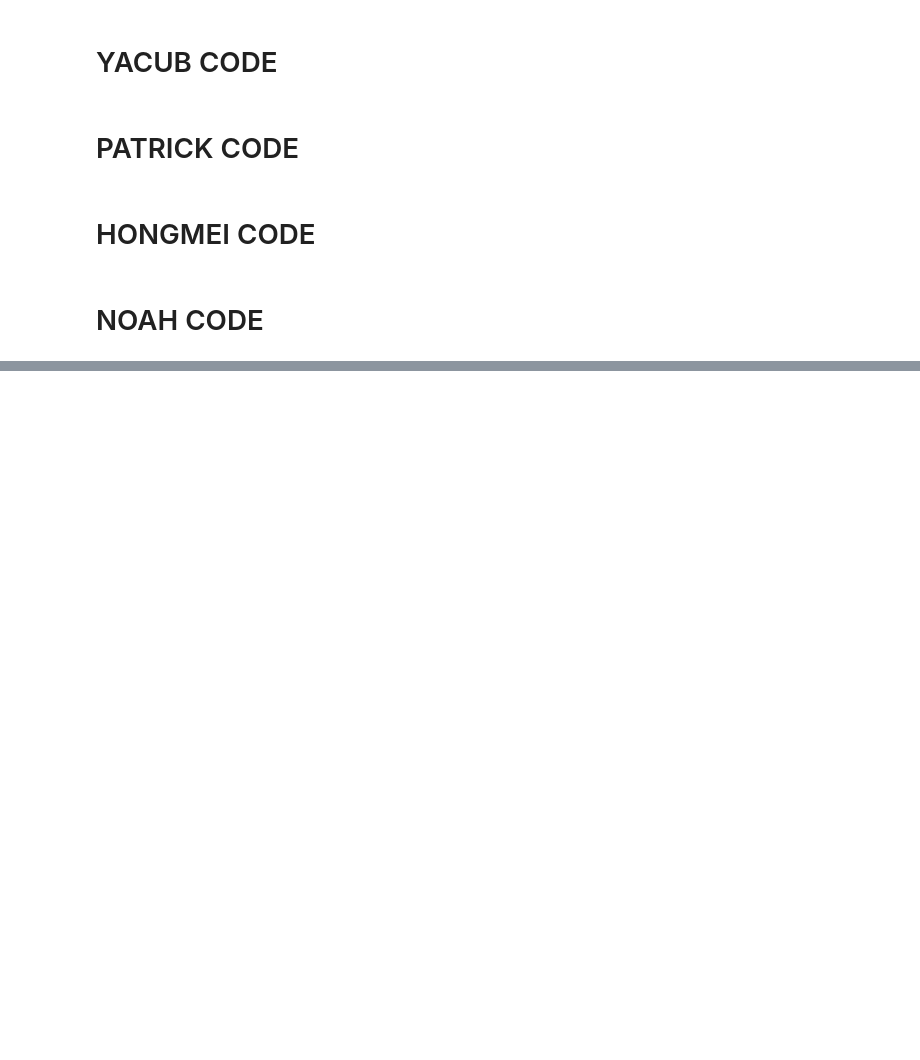
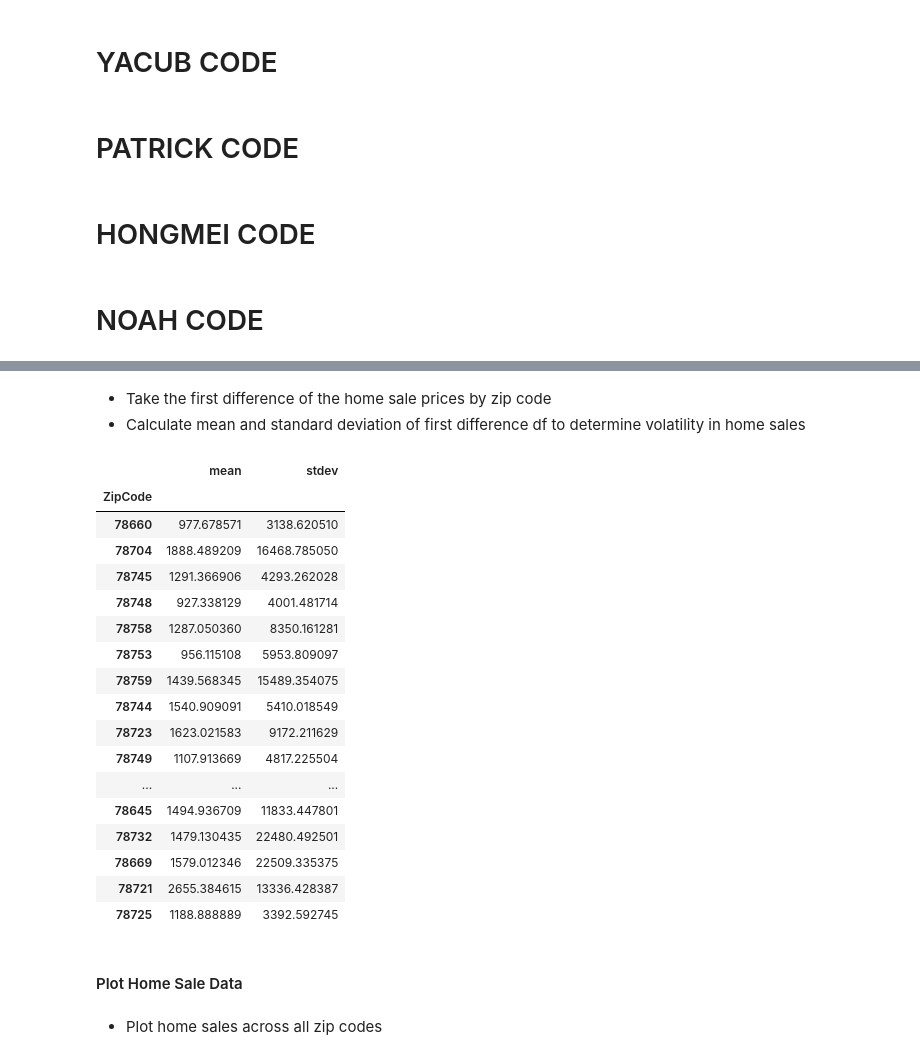
Before and after one commit to ybacoder/project-1, a Jupyter notebook: project_1.ipynb, the cells around one changed output, grey strips where cells are left out. Drawn from its saved outputs; the diff is of its cells as text; code cells hidden in the pictures; blank space fills up the shorter version.

```diff
--- a/project_1.ipynb
+++ b/project_1.ipynb
@@ -160,0 +162,34 @@ plt.show()
+# %% [markdown]
+* Take the first difference of the home sale prices by zip code
+* Calculate mean and standard deviation of first difference df to determine volatility in home sales
+# %%
+zillow_df_diff = zillow_df.diff()
+
+zillow_df_diff_statistics = pd.DataFrame({
+    "mean": zillow_df_diff.mean(),
+    "stdev": zillow_df_diff.std()
+})
+zillow_df_diff_statistics
+# %% [output]
+|  | mean | stdev |
+| ZipCode |  |  |
+| 78660 | 977.678571 | 3138.620510 |
+| 78704 | 1888.489209 | 16468.785050 |
+| 78745 | 1291.366906 | 4293.262028 |
+| 78748 | 927.338129 | 4001.481714 |
+| 78758 | 1287.050360 | 8350.161281 |
+| 78753 | 956.115108 | 5953.809097 |
+| 78759 | 1439.568345 | 15489.354075 |
+| 78744 | 1540.909091 | 5410.018549 |
+| 78723 | 1623.021583 | 9172.211629 |
+| 78749 | 1107.913669 | 4817.225504 |
+| ... | ... | ... |
+| 78645 | 1494.936709 | 11833.447801 |
+| 78732 | 1479.130435 | 22480.492501 |
+| 78669 | 1579.012346 | 22509.335375 |
+| 78721 | 2655.384615 | 13336.428387 |
+| 78725 | 1188.888889 | 3392.592745 |
+# %% [markdown]
+#### Plot Home Sale Data
+# %% [markdown]
+* Plot home sales across all zip codes
```
Also changed, not shown: parts of 21 cells of this notebook.
